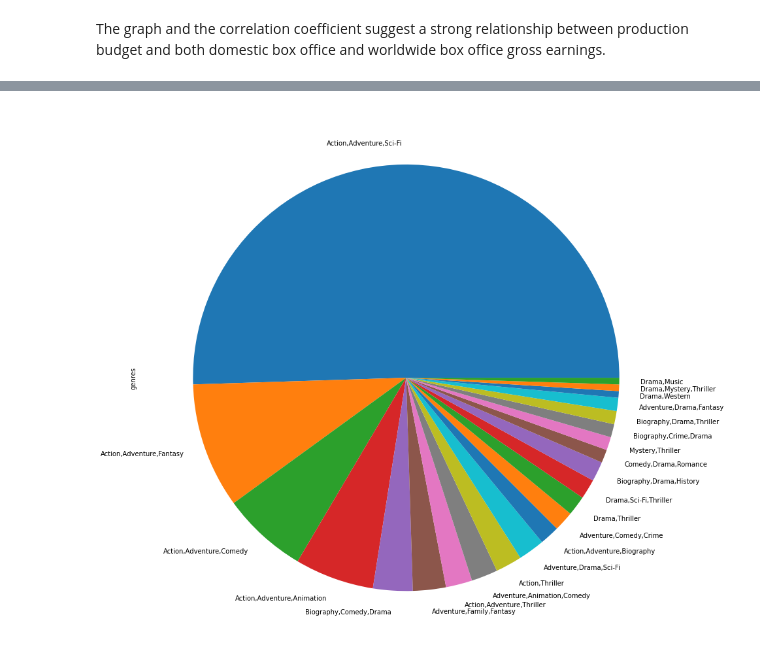
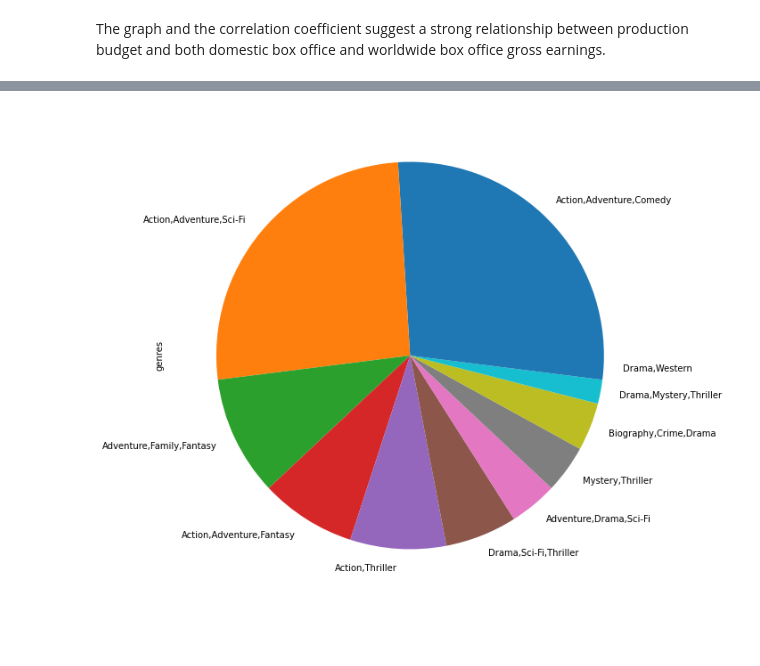
Before and after one commit to aharri123/dsc-phase-1-project-v2-4, a Jupyter notebook: student.ipynb, the cells around one changed output, grey strips where cells are left out. Cells and saved outputs as stored; diff of their text form; code cells hidden in the pictures; blank space fills up the shorter version.

```diff
--- a/student.ipynb
+++ b/student.ipynb
@@ -187,5 +221,4 @@ movies_df.drop_duplicates().reset_index(drop = True)
-# %%
-#movies_df.plot.bar(x = 'genres', y = 'averagerating', figsize = (15,15));
-movies_df['genres'].value_counts().plot.pie(figsize = (15,15));
-# %% [output]
-[figure, removed]
+# %%
+movies_df['genres'].head(50).value_counts().plot.pie(figsize = (10,10));
+# %% [output]
+[figure, added]
```
Also changed, not shown: parts of 7 cells of this notebook, 1 other file.
